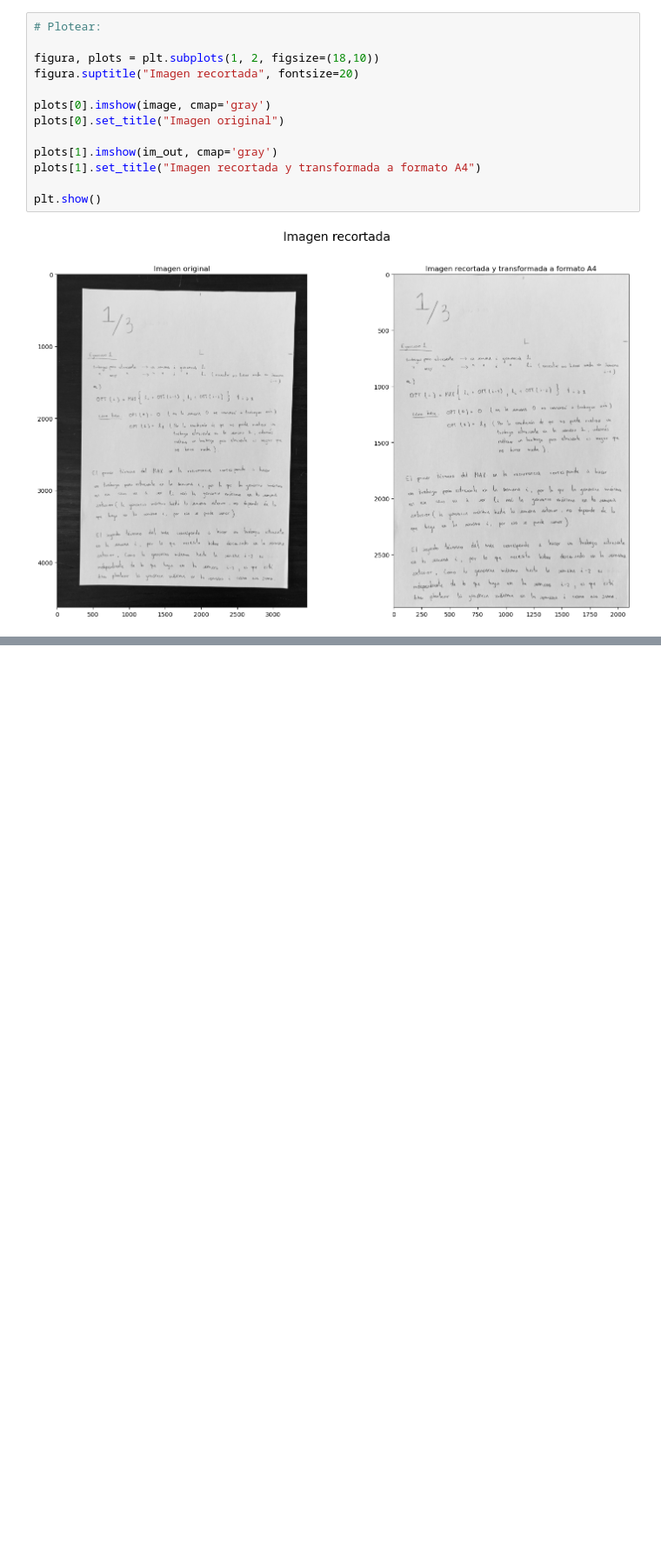
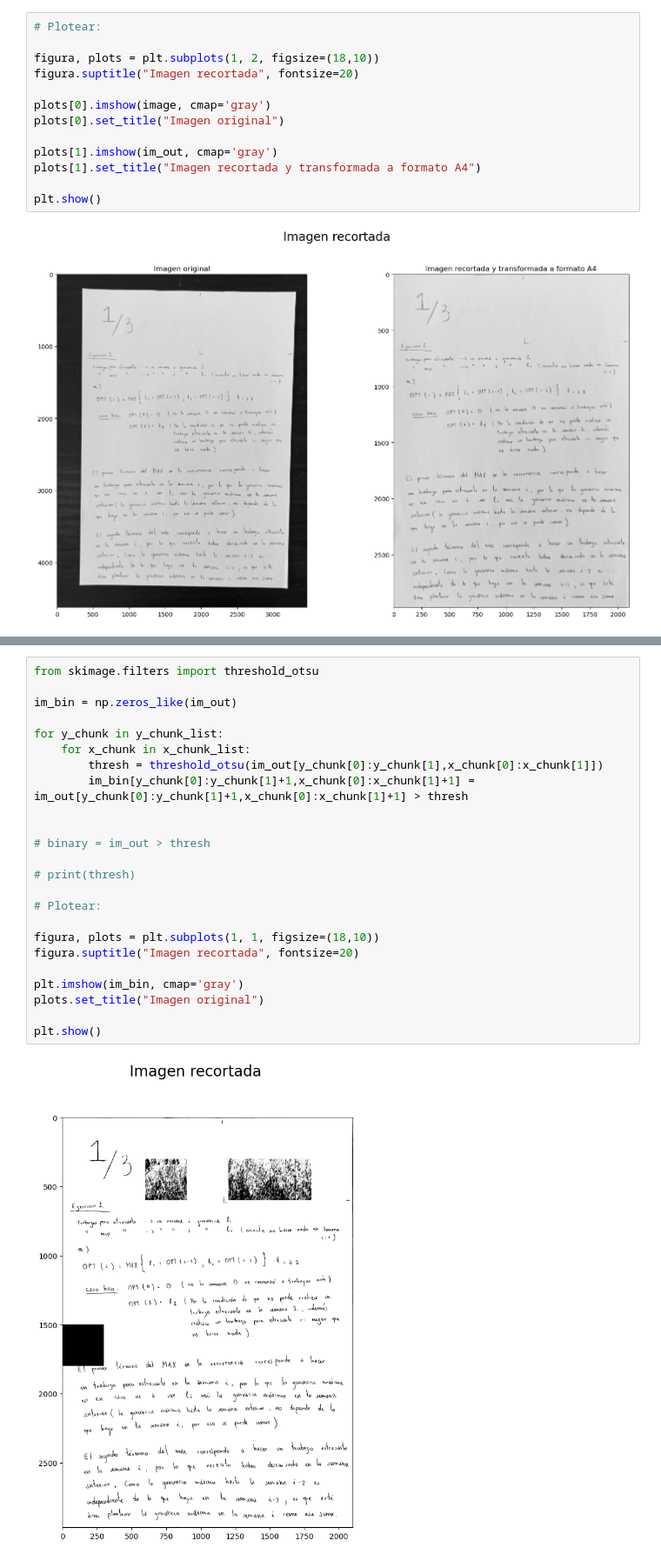
Before and after one commit to nacjck/timag-proyecto, a Jupyter notebook: Untitled.ipynb, the cells around one changed output, grey strips where cells are left out. Shown at 87% size. Cells and saved outputs as stored; diff of their text form; blank space fills up the shorter version.

```diff
--- a/Untitled.ipynb
+++ b/Untitled.ipynb
@@ -210,0 +217,26 @@ plt.show()
+# %%
+from skimage.filters import threshold_otsu
+
+im_bin = np.zeros_like(im_out)
+
+for y_chunk in y_chunk_list:
+    for x_chunk in x_chunk_list:
+        thresh = threshold_otsu(im_out[y_chunk[0]:y_chunk[1],x_chunk[0]:x_chunk[1]])
+        im_bin[y_chunk[0]:y_chunk[1]+1,x_chunk[0]:x_chunk[1]+1] = im_out[y_chunk[0]:y_chunk[1]+1,x_chunk[0]:x_chunk[1]+1] > thresh
+
+
+# binary = im_out > thresh
+
+# print(thresh)
+
+# Plotear:
+
+figura, plots = plt.subplots(1, 1, figsize=(18,10))
+figura.suptitle("Imagen recortada", fontsize=20)
+
+plt.imshow(im_bin, cmap='gray')
+plots.set_title("Imagen original")
+
+plt.show()
+# %% [output]
+[figure, added]
```
Also changed, not shown: parts of 3 cells of this notebook.
